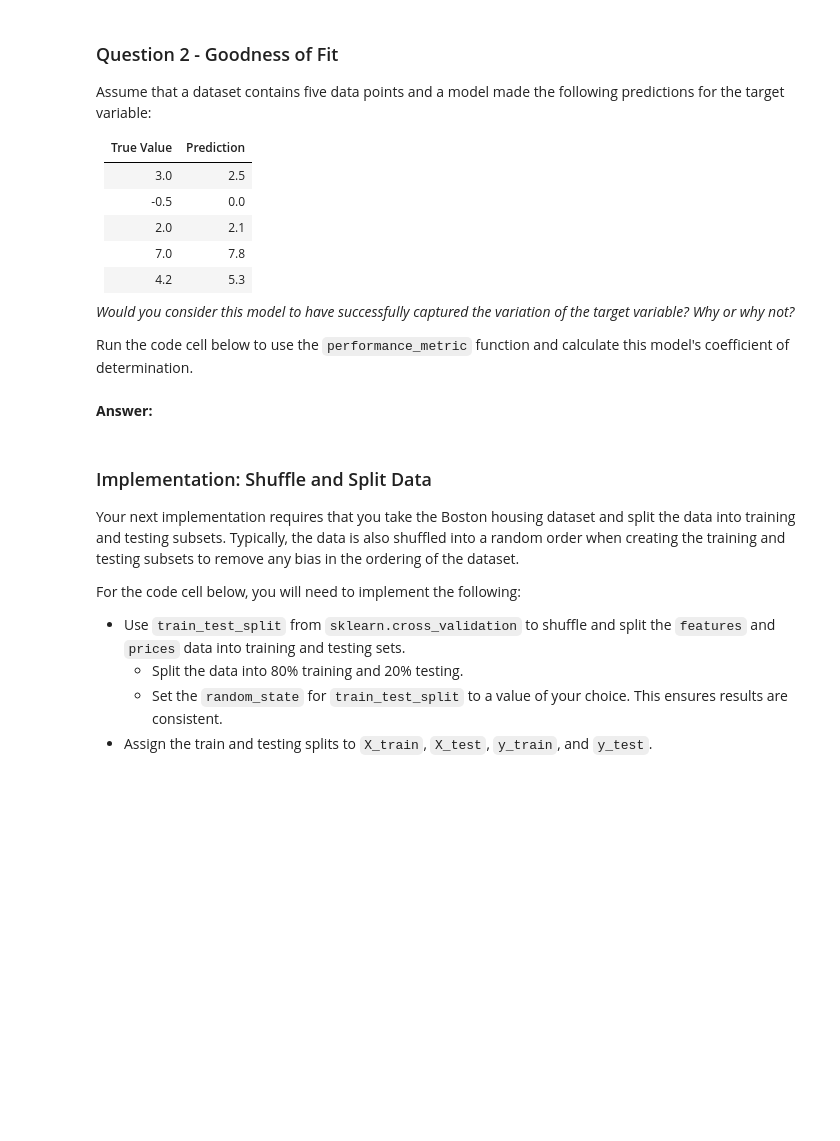
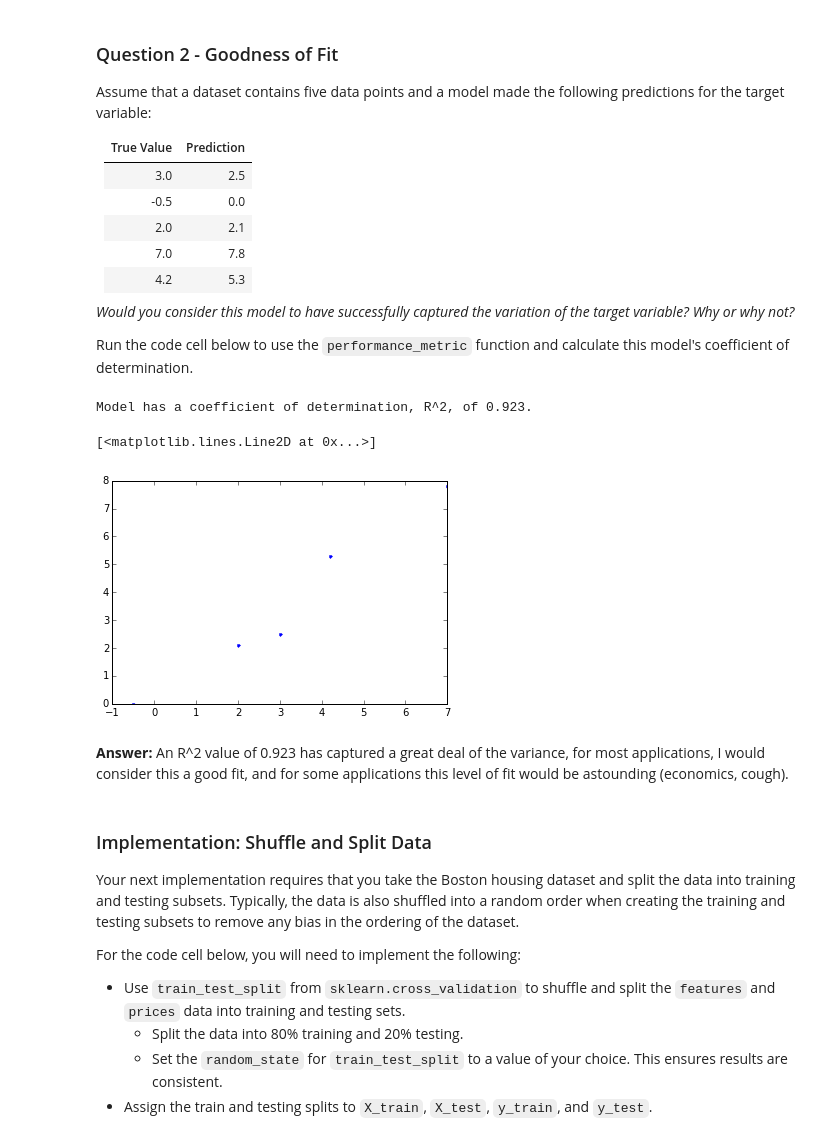
Before and after one commit to spatry/machine-learning, a Jupyter notebook: projects/boston_housing/boston_housing.ipynb, the cells around one changed output. Saved outputs shown, nothing was run; the diff lists cells and outputs as text; code cells hidden in the pictures; blank space fills up the shorter version.

```diff
--- a/projects/boston_housing/boston_housing.ipynb
+++ b/projects/boston_housing/boston_housing.ipynb
@@ -100,13 +114,14 @@ For the `performance_metric` function in the code cell below, you will need to i
 - Assign the performance score to the `score` variable.
 # %%
 # TODO: Import 'r2_score'
+from sklearn.metrics import r2_score
 
 def performance_metric(y_true, y_predict):
     """ Calculates and returns the performance score between
         true and predicted values based on the metric chosen. """
 
     # TODO: Calculate the performance score between 'y_true' and 'y_predict'
-    score = None
+    score = r2_score(y_true,y_predict)
 
     # Return the score
     return score
@@ -127,9 +142,16 @@ Run the code cell below to use the `performance_metric` function and calculate t
 # %%
 # Calculate the performance of this model
 score = performance_metric([3, -0.5, 2, 7, 4.2], [2.5, 0.0, 2.1, 7.8, 5.3])
 print "Model has a coefficient of determination, R^2, of {:.3f}.".format(score)
+
+import matplotlib.pyplot as pl
+pl.plot([3, -0.5, 2, 7, 4.2], [2.5, 0.0, 2.1, 7.8, 5.3],'.')
+# %% [output]
+Model has a coefficient of determination, R^2, of 0.923.
+[<matplotlib.lines.Line2D at 0x...>]
+[figure, added]
-# %% [markdown]
-**Answer:**
+# %% [markdown]
+**Answer:** An R^2 value of 0.923 has captured a great deal of the variance, for most applications, I would consider this a good fit, and for some applications this level of fit would be astounding (economics, cough).
 # %% [markdown]
 ### Implementation: Shuffle and Split Data
 Your next implementation requires that you take the Boston housing dataset and split the data into training and testing subsets. Typically, the data is also shuffled into a random order when creating the training and testing subsets to remove any bias in the ordering of the dataset.
```
Also changed, not shown: parts of 28 cells of this notebook.
